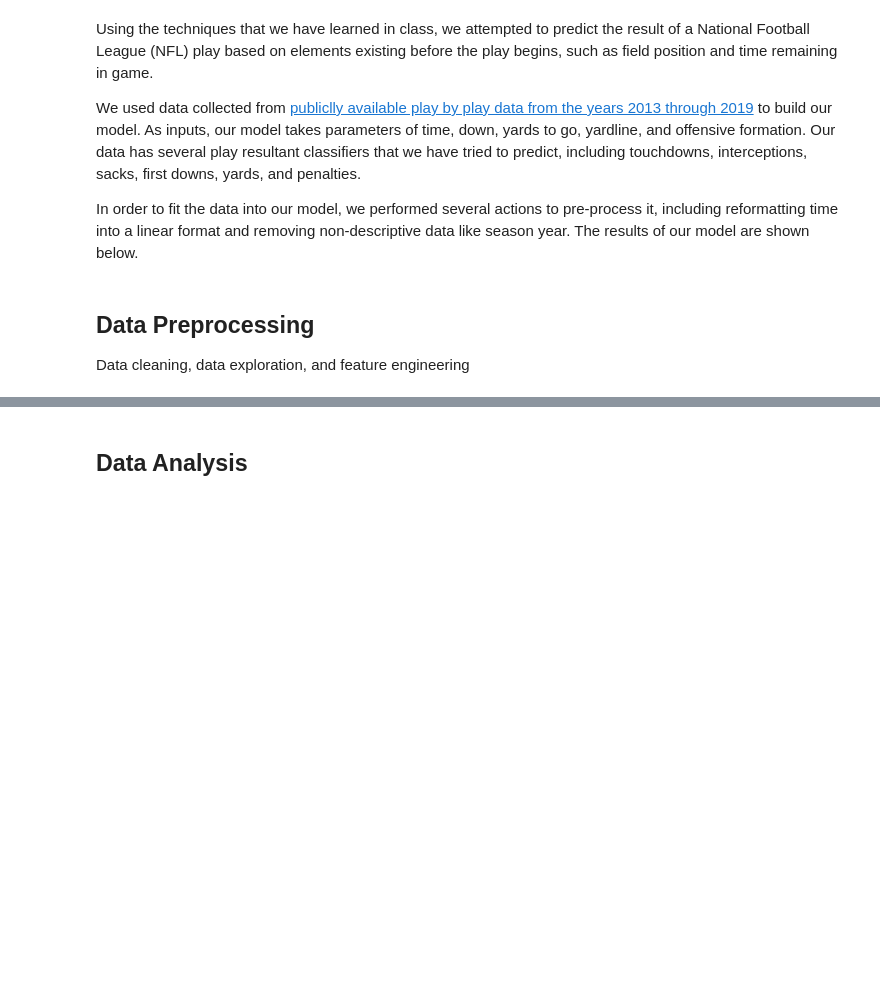
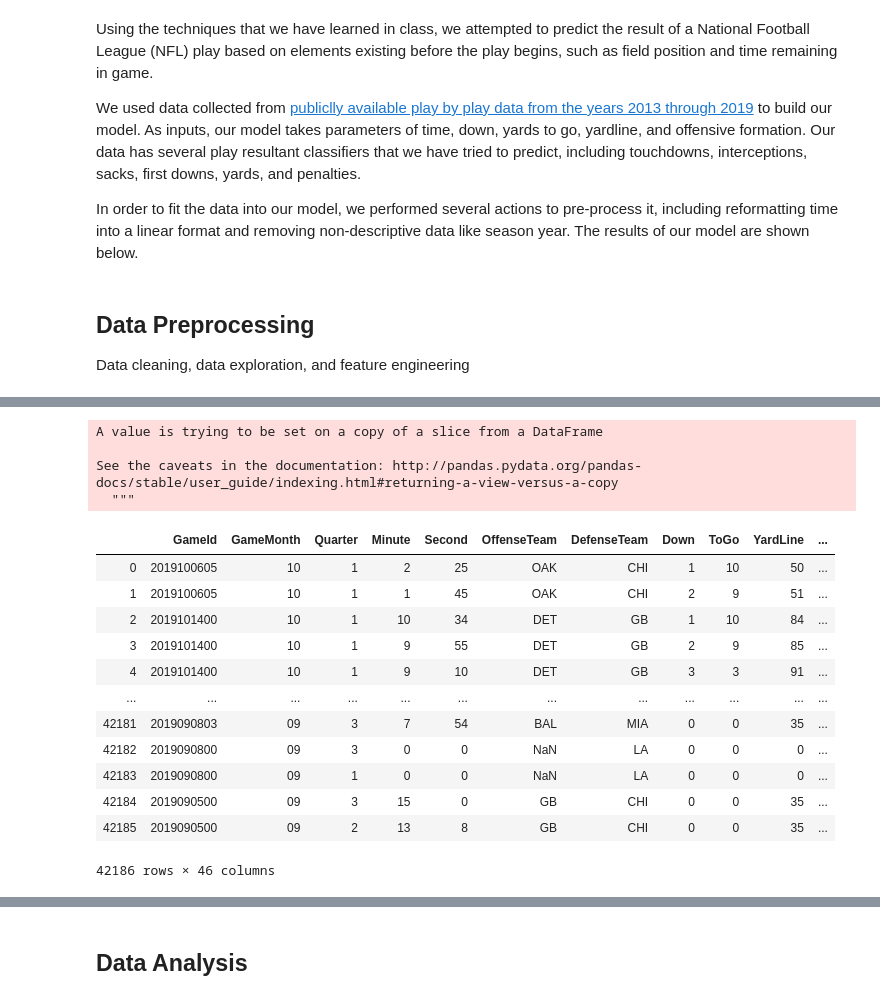
Before and after one commit to BryceHolladay/dataanalproj, a Jupyter notebook: Data Analytics Project.ipynb, the cells around one changed output, grey strips where cells are left out. Drawn from its saved outputs; the diff is of its cells as text; code cells hidden in the pictures; blank space fills up the shorter version.

```diff
--- a/Data Analytics Project.ipynb
+++ b/Data Analytics Project.ipynb
@@ -19,3 +20,6 @@ Data cleaning, data exploration, and feature engineering
 #For building purposes use one season to save processing time.
 #For final runs we will switch to compiled data sheet with all seasons.
 #Display initial data head
+
+df19 = pd.read_csv('pbp-2019.csv')
+df19.head()
@@ -22,5 +34,33 @@ Data cleaning, data exploration, and feature engineering
 # %%
 #Convert time into a standard format
 #Display both format heads for comparison
+df19['AbsoluteTime'] = (df19['Quarter']-1)*900 + df19['Minute']*60 + df19['Second']
+# %%
+#Convert GameDate into just month to represent time of year
+import re
+pattern = "-(.*?)\-"
+for index in range(df19.shape[0]):
+   df19['GameDate'][index] = re.search(pattern, df19['GameDate'][index]).group(1)
+# %% [output]
+A value is trying to be set on a copy of a slice from a DataFrame
+
+See the caveats in the documentation: http://pandas.pydata.org/pandas-docs/stable/user_guide/indexing.html#returning-a-view-versus-a-copy
+  """
+# %%
+df19.rename(columns={"GameDate": "GameMonth"})
+# %% [output]
+|  | GameId | GameMonth | Quarter | Minute | Second | OffenseTeam | DefenseTeam | Down | ToGo | YardLine | ... |
+| 0 | 2019100605 | 10 | 1 | 2 | 25 | OAK | CHI | 1 | 10 | 50 | ... |
+| 1 | 2019100605 | 10 | 1 | 1 | 45 | OAK | CHI | 2 | 9 | 51 | ... |
+| 2 | 2019101400 | 10 | 1 | 10 | 34 | DET | GB | 1 | 10 | 84 | ... |
+| 3 | 2019101400 | 10 | 1 | 9 | 55 | DET | GB | 2 | 9 | 85 | ... |
+| 4 | 2019101400 | 10 | 1 | 9 | 10 | DET | GB | 3 | 3 | 91 | ... |
+| ... | ... | ... | ... | ... | ... | ... | ... | ... | ... | ... | ... |
+| 42181 | 2019090803 | 09 | 3 | 7 | 54 | BAL | MIA | 0 | 0 | 35 | ... |
+| 42182 | 2019090800 | 09 | 3 | 0 | 0 | NaN | LA | 0 | 0 | 0 | ... |
+| 42183 | 2019090800 | 09 | 1 | 0 | 0 | NaN | LA | 0 | 0 | 0 | ... |
+| 42184 | 2019090500 | 09 | 3 | 15 | 0 | GB | CHI | 0 | 0 | 35 | ... |
+| 42185 | 2019090500 | 09 | 2 | 13 | 8 | GB | CHI | 0 | 0 | 35 | ... |
+42186 rows × 46 columns
 # %%
 #Purge other data not needed
```
Also changed, not shown: parts of 3 cells of this notebook.
